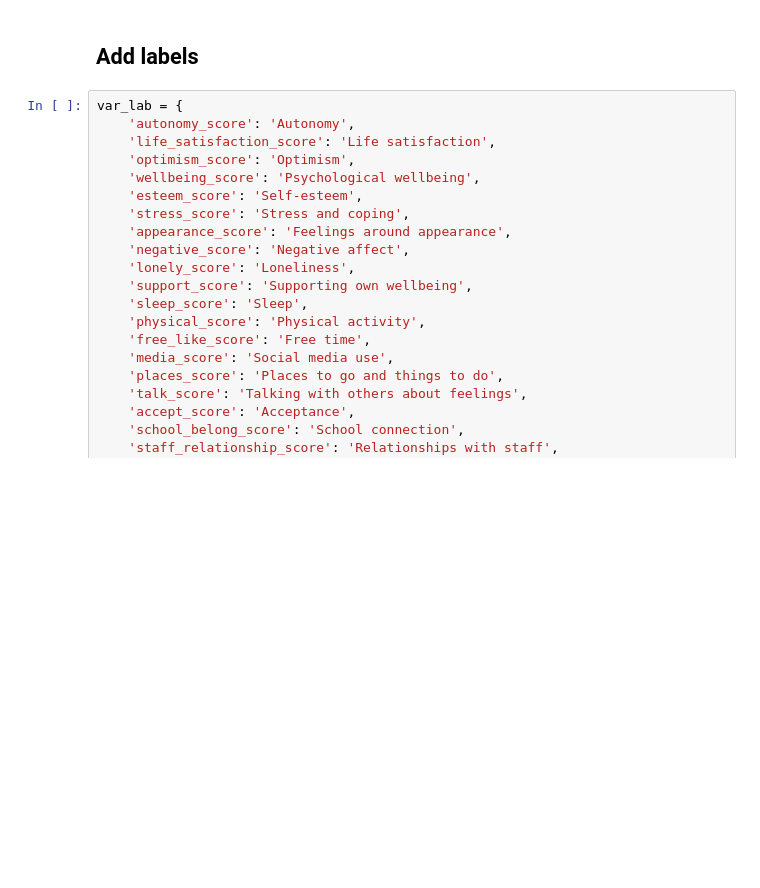
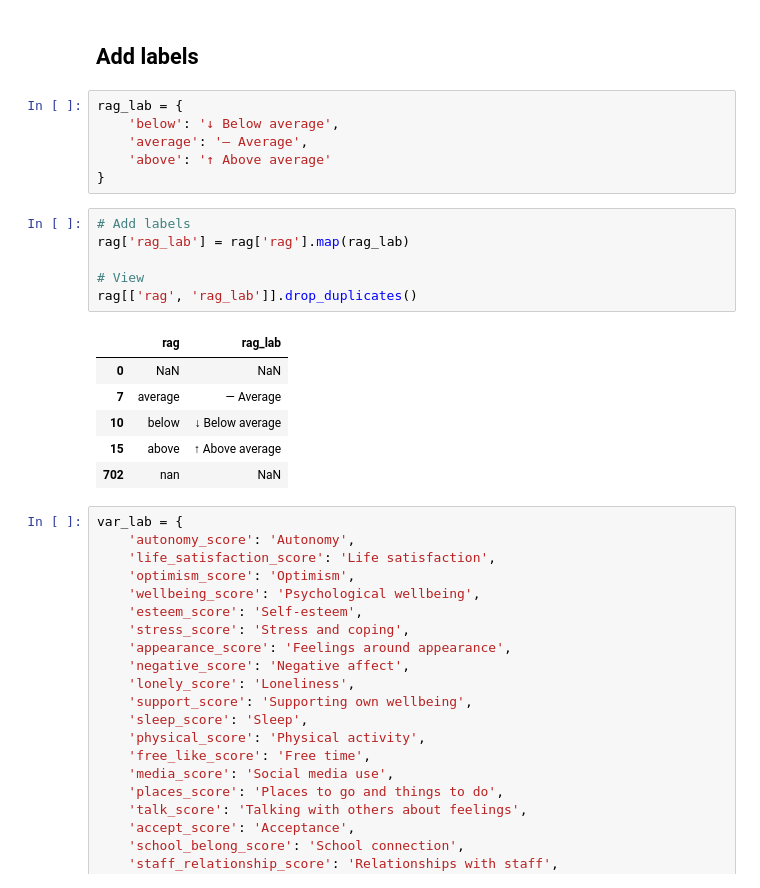
Before and after one commit to kailo-beewell/synthetic_standard_school_dashboards, a Jupyter notebook: create_and_process_data/3_rag_ratings.ipynb, the cells around one changed output. Saved outputs shown, nothing was run; the diff lists cells and outputs as text; blank space fills up the shorter version.

Commit message:
Add formal rag label

```diff
--- a/create_and_process_data/3_rag_ratings.ipynb
+++ b/create_and_process_data/3_rag_ratings.ipynb
@@ -207,6 +207,25 @@ rag[mask]
 178 rows × 15 columns
 # %% [markdown]
 ## Add labels
+# %%
+rag_lab = {
+    'below': '↓ Below average',
+    'average': '— Average',
+    'above': '↑ Above average'
+}
+# %%
+# Add labels
+rag['rag_lab'] = rag['rag'].map(rag_lab)
+
+# View
+rag[['rag', 'rag_lab']].drop_duplicates()
+# %% [output]
+|  | rag | rag_lab |
+| 0 | NaN | NaN |
+| 7 | average | — Average |
+| 10 | below | ↓ Below average |
+| 15 | above | ↑ Above average |
+| 702 | nan | NaN |
 # %%
 var_lab = {
     'autonomy_score': 'Autonomy',
```
Also changed, not shown: 1 other file.
